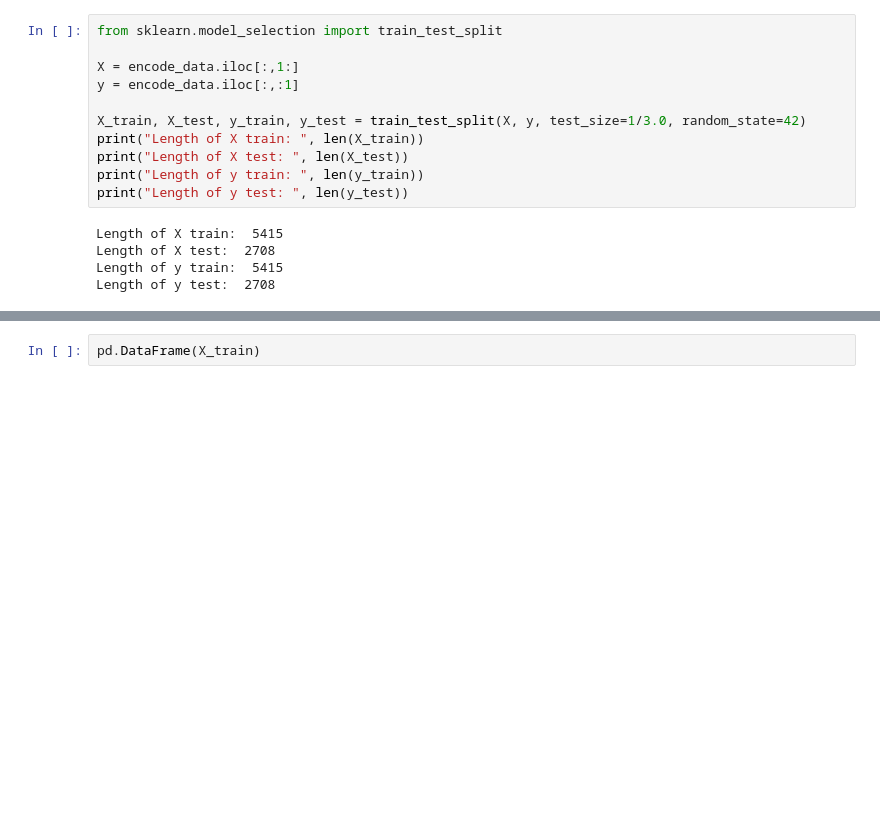
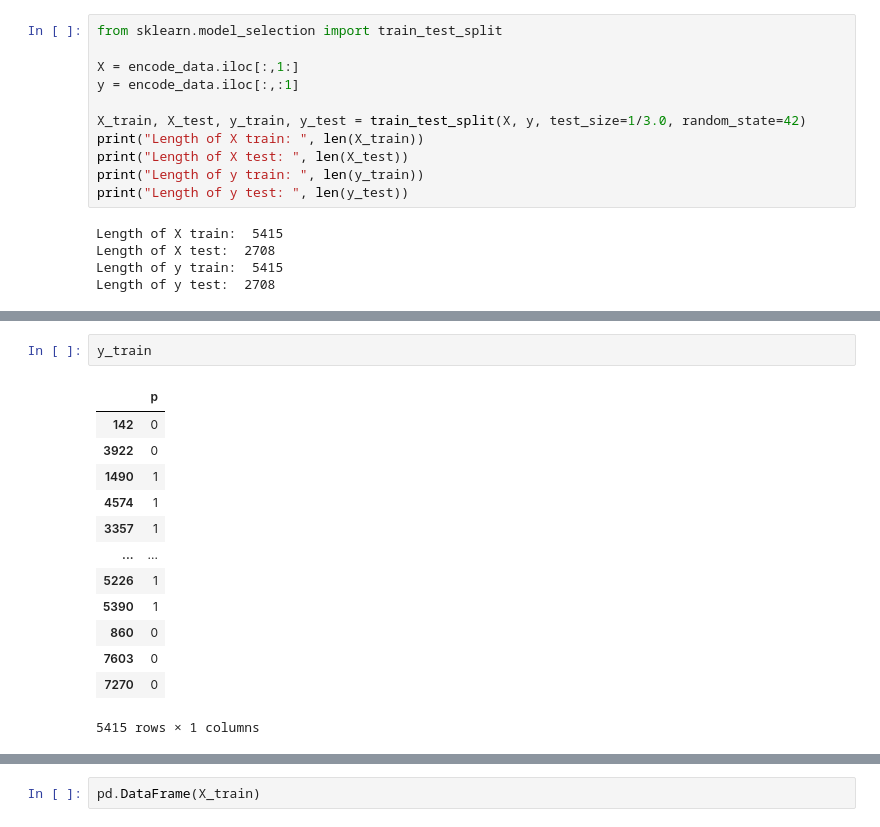
Before and after one commit to KhanhTheChau/MHUD-CT294, a Jupyter notebook: Nhap/svm.ipynb, the cells around one changed output, grey strips where cells are left out. Cells and saved outputs as stored; diff of their text form; blank space fills up the shorter version.

```diff
--- a/Nhap/svm.ipynb
+++ b/Nhap/svm.ipynb
@@ -213,0 +246,16 @@ Length of y test:  2708
+# %%
+y_train
+# %% [output]
+|  | p |
+| 142 | 0 |
+| 3922 | 0 |
+| 1490 | 1 |
+| 4574 | 1 |
+| 3357 | 1 |
+| ... | ... |
+| 5226 | 1 |
+| 5390 | 1 |
+| 860 | 0 |
+| 7603 | 0 |
+| 7270 | 0 |
+5415 rows × 1 columns
```
Also changed, not shown: parts of 4 cells of this notebook, 1 other file.
